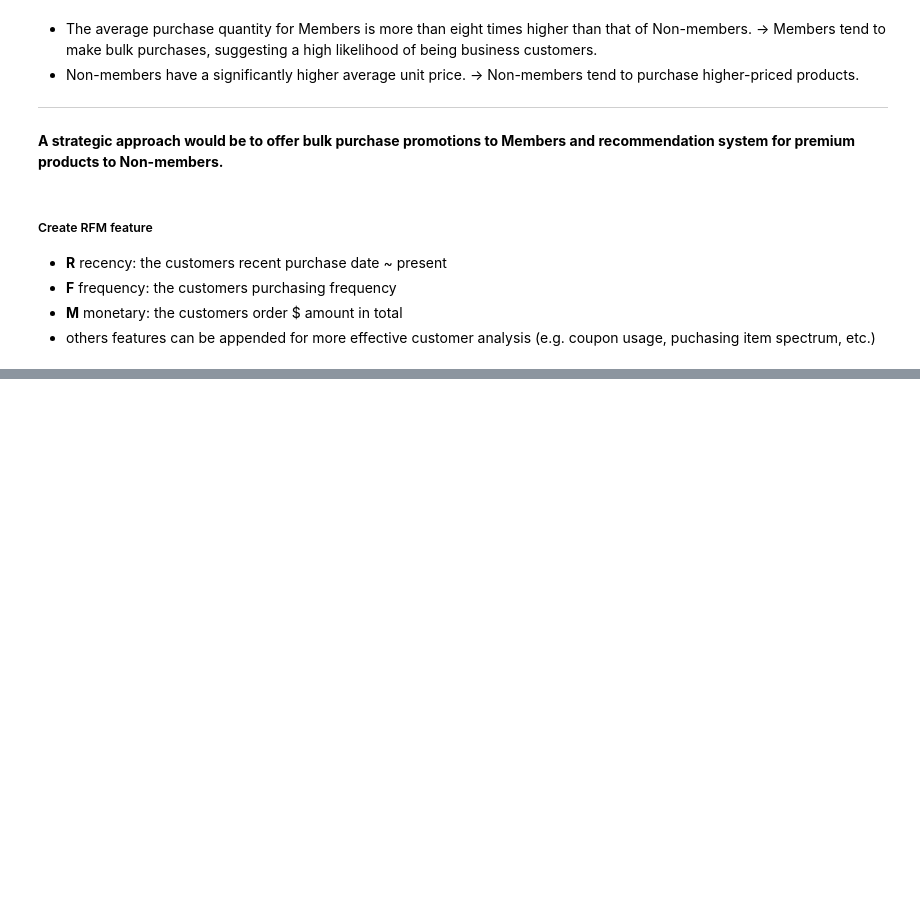
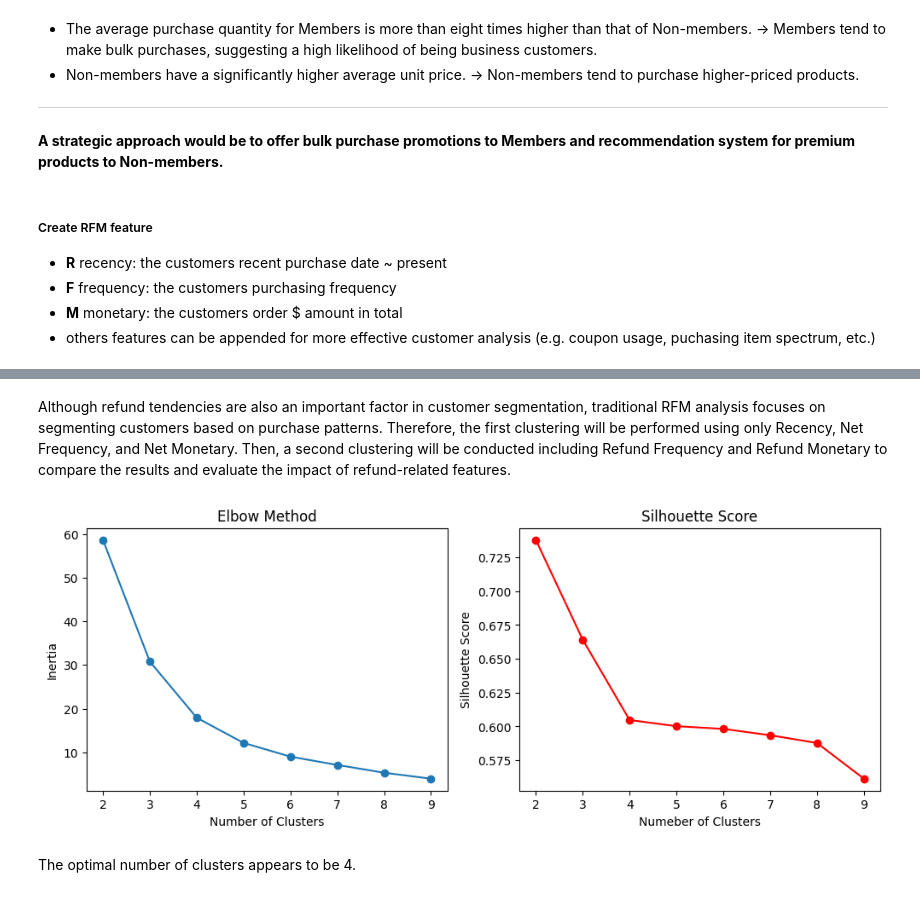
Before and after one commit to lukasp-dev/online-sale-data-analysis, a Jupyter notebook: Exploratory_analysis_for_online_sales.ipynb, the cells around one changed output, grey strips where cells are left out. Saved outputs shown, nothing was run; the diff lists cells and outputs as text; code cells hidden in the pictures; blank space fills up the shorter version.

Commit message:
update data analysis

```diff
--- a/Exploratory_analysis_for_online_sales.ipynb
+++ b/Exploratory_analysis_for_online_sales.ipynb
@@ -890,0 +699,7 @@ tbc...
+# %%
+from sklearn.preprocessing import MinMaxScaler
+
+mns = MinMaxScaler()
+rfm_scaled = mns.fit_transform(rfm)
+rfm_scaled = pd.DataFrame(data=rfm_scaled, columns=rfm.columns)
+rfm_scaled
@@ -890,0 +720,43 @@ tbc...
+# %% [markdown]
+Although refund tendencies are also an important factor in customer segmentation, traditional RFM analysis focuses on segmenting customers based on purchase patterns. Therefore, the first clustering will be performed using only Recency, Net Frequency, and Net Monetary. Then, a second clustering will be conducted including Refund Frequency and Refund Monetary to compare the results and evaluate the impact of refund-related features.
+# %%
+# find optimal number of clusters: elbow method
+from sklearn.cluster import KMeans
+from sklearn.metrics import silhouette_score
+
+def find_optimal_clusters(x):
+    inertia = []
+    silhouette_scores = []
+    k_range = range(2, 10)
+
+    for k in k_range:
+        kmeans = KMeans(n_clusters=k, random_state=42, n_init=10)
+        kmeans.fit(x)
+        inertia.append(kmeans.inertia_)
+        silhouette_scores.append(silhouette_score(x, kmeans.labels_))
+
+    plt.figure(figsize=(12, 4))
+
+    plt.subplot(1, 2, 1)
+    plt.plot(k_range, inertia, marker='o')
+    plt.xlabel('Number of Clusters')
+    plt.ylabel('Inertia')
+    plt.title('Elbow Method')
+
+    plt.subplot(1, 2, 2)
+    plt.plot(k_range, silhouette_scores, marker='o', color='r')
+    plt.xlabel('Numeber of Clusters')
+    plt.ylabel('Silhouette Score')
+    plt.title('Silhouette Score')
+
+    plt.show()
+# %%
+# without refund
+columns_without_refund = ['Recency', 'Net Frequency', 'Net Monetary']
+rfm_scaled_without_refund = mns.fit_transform(rfm[columns_without_refund])
+
+find_optimal_clusters(rfm_scaled_without_refund)
+# %% [output]
+[figure, added]
+# %% [markdown]
+The optimal number of clusters appears to be 4.
```
Also changed, not shown: parts of 70 cells of this notebook.
